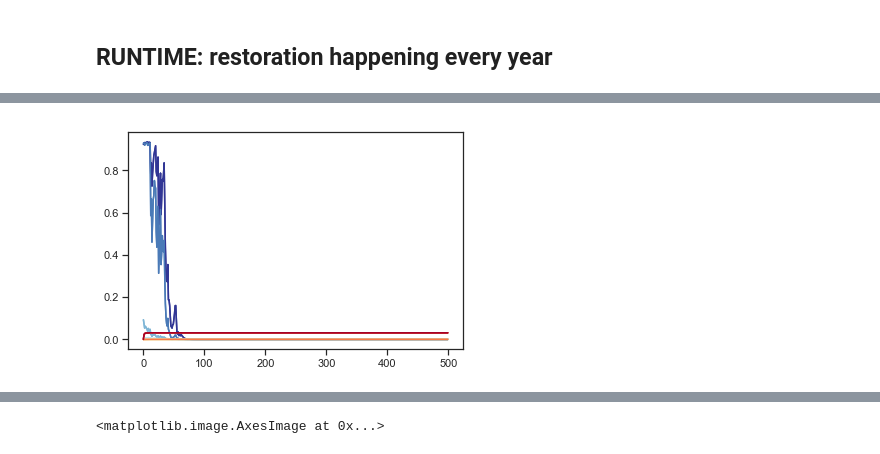
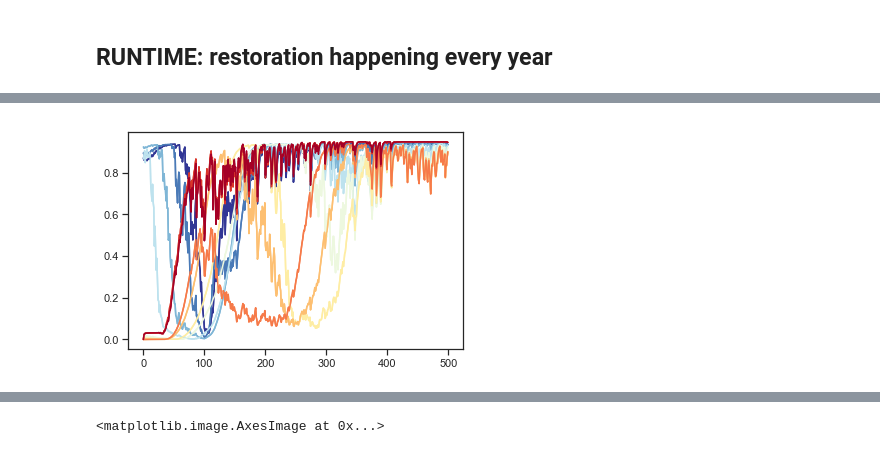
Before and after one commit to pinskylab/coral-restoration, a Jupyter notebook: Coral_Restoration.ipynb, the cells around one changed output, grey strips where cells are left out. Drawn from its saved outputs; the diff is of its cells as text; code cells hidden in the pictures.

```diff
--- a/Coral_Restoration.ipynb
+++ b/Coral_Restoration.ipynb
@@ -1310,0 +1389,10 @@ for i, idx in zip(np.arange(10,20), color_idx):
+# %%
+cmap = discrete_cmap(10, base_cmap="RdYlBu")
+color_idx = np.linspace(0, 1, 10)
+
+for i, idx in zip(np.arange(0,10), color_idx):
+    plt.plot(SST_burnin[i,:], color=cmap(idx))
+
+cmap = discrete_cmap(10, base_cmap="RdYlBu_r")
+for i, idx in zip(np.arange(10,20), color_idx):
+    plt.plot(SST_burnin[i,:], color=cmap(idx))
@@ -1452,15 +1542,17 @@ for i in np.arange(0,20):
 # %% [markdown]
 ## RUNTIME: restoration happening every year
 # %%
-trait_strategy = 'value' #Options: 'value', 'variance', 'percentile'
+trait_strategy = 'constant_increase' #Options: 'value', 'variance', 'percentile', 'constant_increase'
 value = 27 #For value strategy
-scaling_frac = 0.5 #For variance strategy
+scaling_frac = 1.5 #For variance strategy
 percentile = 50 #For percentile strategy
+trait_increase = 3 #For constant increase strategy
 # %%
 # Alter the baseline percent cover on the source reef in order to set the amount of coral cover to send to
 # restoration reefs. The amount in the third column doesn't matter since macroalgae don't experience recruitment
 # from other sites
-source_cover = np.array([1.0,1e-49])
+#source_cover = np.array([1e-49,1e-49])
+source_cover = np.array([1.,1.])
 # Note: the code does NOT like having a zero value in one of these; use 1e-6 to approximate zero
 
 #runtime parameters: all restoration years
@@ -1499,6 +1591,7 @@ parameters_dict = {'nsp': nsp,
                     'value': value,
                     'scaling_frac': scaling_frac,
                     'percentile': percentile,
+                    'trait_increase': trait_increase,
                     'num_restore':num_restore,
                     'restore_array':restore_array
                     }
@@ -1518,0 +1611,10 @@ print total
+# %%
+cmap = discrete_cmap(10, base_cmap="RdYlBu")
+color_idx = np.linspace(0, 1, 10)
+
+for i, idx in zip(np.arange(0,10), color_idx):
+    plt.plot(SST_runtime[i,:], color=cmap(idx))
+
+cmap = discrete_cmap(10, base_cmap="RdYlBu_r")
+for i, idx in zip(np.arange(10,20), color_idx):
+    plt.plot(SST_runtime[i,:], color=cmap(idx))
@@ -1519,16 +1623,16 @@ print total
 # %%
-N1_33 = N1[:]
-Z1_33 = Z1[:]
+N1 = N1[:]
+Z1 = Z1[:]
 
 cmap = discrete_cmap(10, base_cmap="RdYlBu")
 color_idx = np.linspace(0, 1, 10)
 coral = 0
 
 for i, idx in zip(np.arange(0,10), color_idx):
-    plt.plot(N1_33[i,coral,:], color=cmap(idx))
+    plt.plot(N1[i,coral,:], color=cmap(idx))
 
 cmap = discrete_cmap(10, base_cmap="RdYlBu_r")
 for i, idx in zip(np.arange(10,20), color_idx):
-    plt.plot(N1_33[i,coral,:], color=cmap(idx))
+    plt.plot(N1[i,coral,:], color=cmap(idx))
 # %% [output]
-[figure, old version]
+[figure, new version]
```
Also changed, not shown: parts of 32 cells of this notebook.
